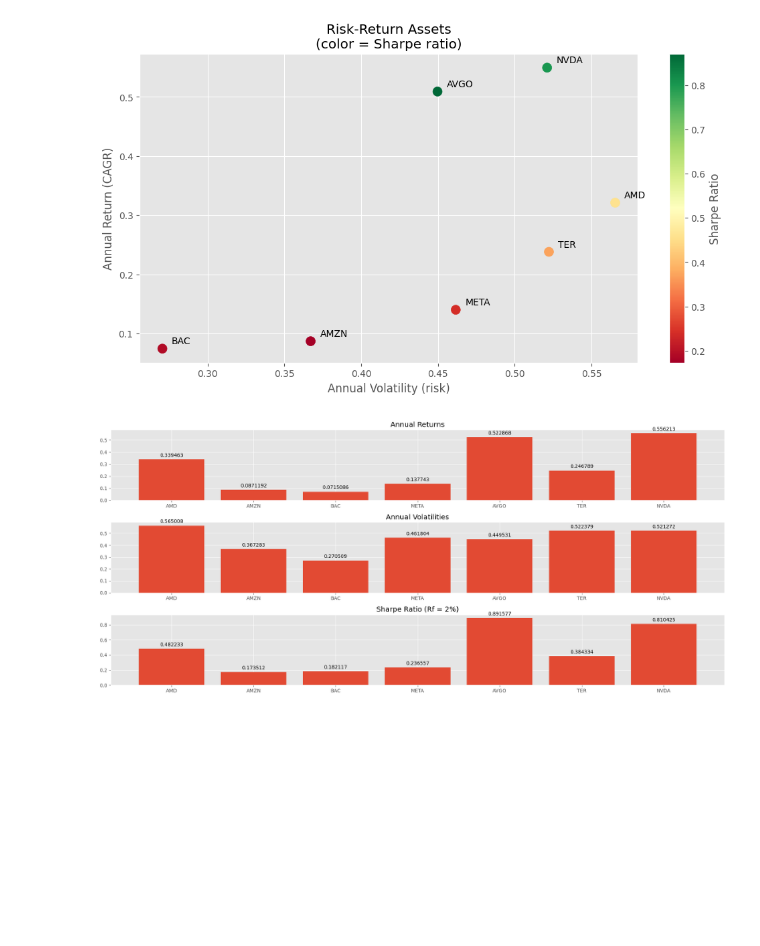
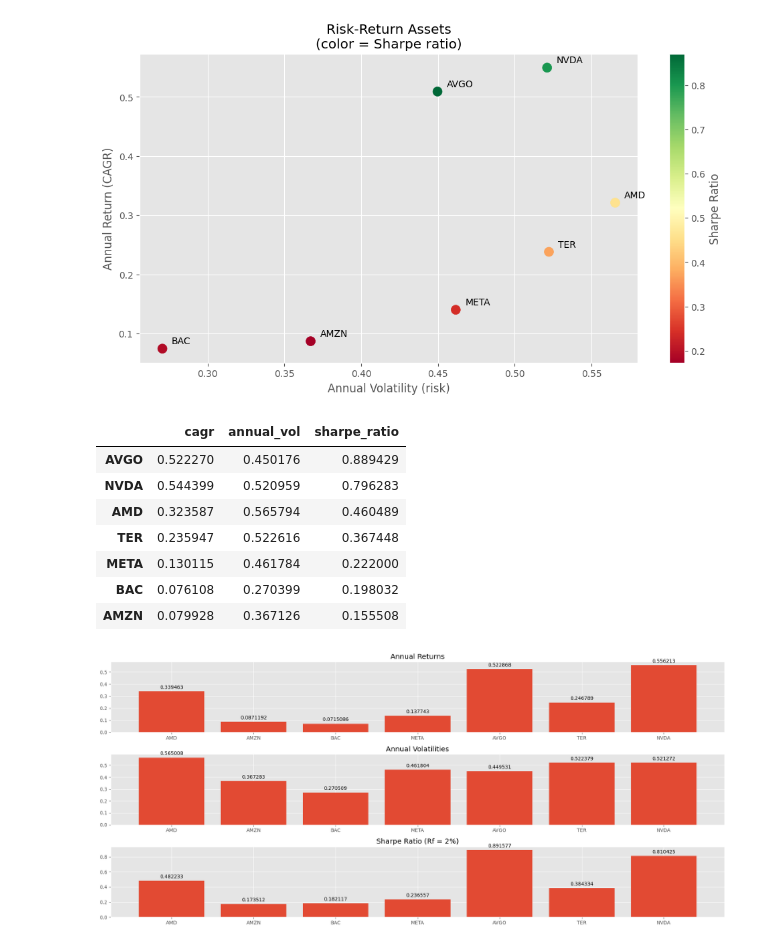
Before and after one commit to fadeeva/portfoli_o_o_ptimisation, a Jupyter notebook: Step_01__Basics_Return_Risk_Correlation.ipynb, the cells around one changed output. Cells and saved outputs as stored; diff of their text form; code cells hidden in the pictures; blank space fills up the shorter version.

```diff
--- a/Step_01__Basics_Return_Risk_Correlation.ipynb
+++ b/Step_01__Basics_Return_Risk_Correlation.ipynb
@@ -176,6 +184,19 @@ cbar = plt.colorbar(scatter)
 cbar.set_label('Sharpe Ratio')
 # %% [output]
 [figure]
+# %%
+result = pd.concat([cagr, annual_vol_log, sharpe_ratio], axis=1)
+result.columns = ['cagr', 'annual_vol', 'sharpe_ratio']
+result.sort_values(by='sharpe_ratio', ascending=False)
+# %% [output]
+|  | cagr | annual_vol | sharpe_ratio |
+| AVGO | 0.522270 | 0.450176 | 0.889429 |
+| NVDA | 0.544399 | 0.520959 | 0.796283 |
+| AMD | 0.323587 | 0.565794 | 0.460489 |
+| TER | 0.235947 | 0.522616 | 0.367448 |
+| META | 0.130115 | 0.461784 | 0.222000 |
+| BAC | 0.076108 | 0.270399 | 0.198032 |
+| AMZN | 0.079928 | 0.367126 | 0.155508 |
 # %%
 fig, axs = plt.subplots(3, 1, figsize=(18, 8))
 
```
Also changed, not shown: parts of 3 cells of this notebook.
